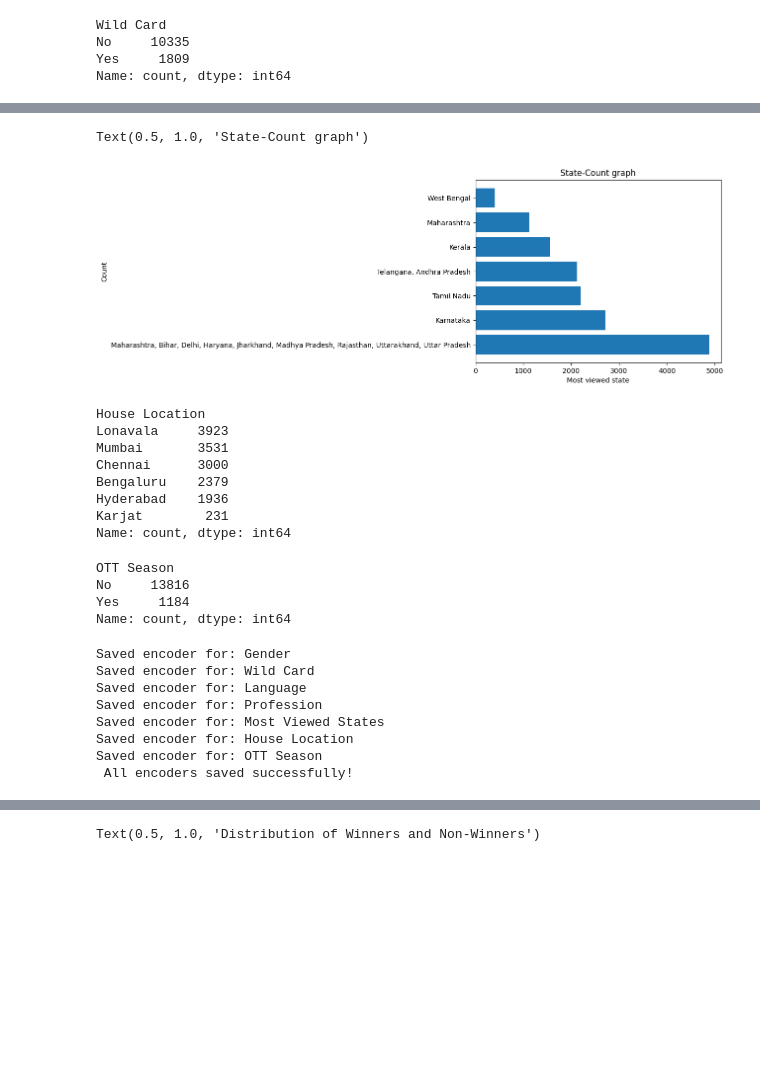
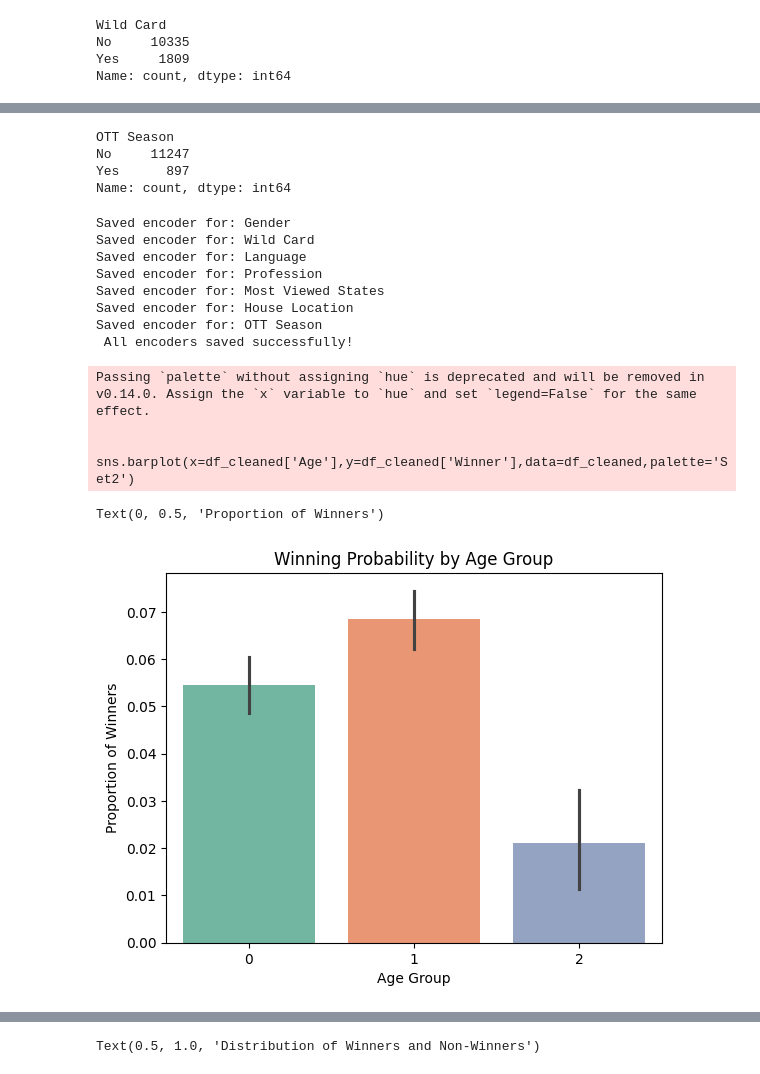
Before and after one commit to Veena-vs/Winnerprediction_BiggBoss_ML-Project, a Jupyter notebook: Winner_prediction.ipynb, the cells around one changed output, grey strips where cells are left out. Cells and saved outputs as stored; diff of their text form; code cells hidden in the pictures; blank space fills up the shorter version.

```diff
--- a/Winner_prediction.ipynb
+++ b/Winner_prediction.ipynb
@@ -3,7 +3,7 @@ import numpy as np
 import pandas as pd
 import matplotlib.pyplot as plt
 import seaborn as sns
-df = pd.read_csv("Bigg_Boss_Cleaned.csv")
+df = pd.read_csv("Bigg_Boss.csv")
 df
 # %% [output]
 |  | Language | Name | Profession | Gender | Age | Elimination Date | Elimination Week Number | ... |
@@ -264,29 +263,10 @@ West Bengal
 Name: count, dtype: int64
-# %%
-plt.barh(s.index,s.values)
-plt.xlabel("Most viewed state")
-plt.ylabel("Count")
-plt.title("State-Count graph")
-# %% [output]
-Text(0.5, 1.0, 'State-Count graph')
-[figure, removed]
-# %%
-df['House Location'].value_counts()
-# %% [output]
-House Location
-Lonavala     3923
-Mumbai       3531
-Chennai      3000
-Bengaluru    2379
-Hyderabad    1936
-Karjat        231
-Name: count, dtype: int64
 # %%
-df['OTT Season'].value_counts()
+df_cleaned['OTT Season'].value_counts()
 # %% [output]
 OTT Season
-No     13816
-Yes     1184
+No     11247
+Yes      897
 Name: count, dtype: int64
 # %%
 import os
@@ -324,3 +304,14 @@ Saved encoder for: OTT Season
 # %%
 age_mapping = {"Young": 0, "Middle": 1, "Old": 2}
 df_cleaned["Age"] = df_cleaned["Age"].map(age_mapping)
+# %%
+sns.barplot(x=df_cleaned['Age'],y=df_cleaned['Winner'],data=df_cleaned,palette='Set2')
+plt.title('Winning Probability by Age Group')
+plt.xlabel('Age Group')
+plt.ylabel('Proportion of Winners')
+# %% [output]
+Passing `palette` without assigning `hue` is deprecated and will be removed in v0.14.0. Assign the `x` variable to `hue` and set `legend=False` for the same effect.
+
+  sns.barplot(x=df_cleaned['Age'],y=df_cleaned['Winner'],data=df_cleaned,palette='Set2')
+Text(0, 0.5, 'Proportion of Winners')
+[figure, added]
```
Also changed, not shown: parts of 8 cells of this notebook, 2 other files.
